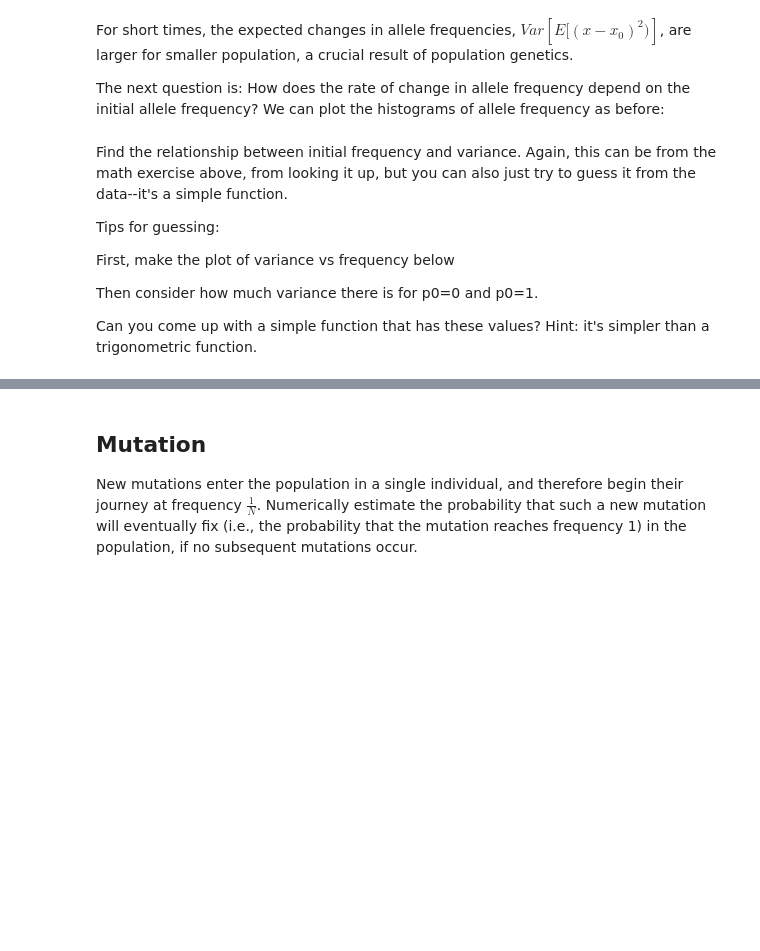
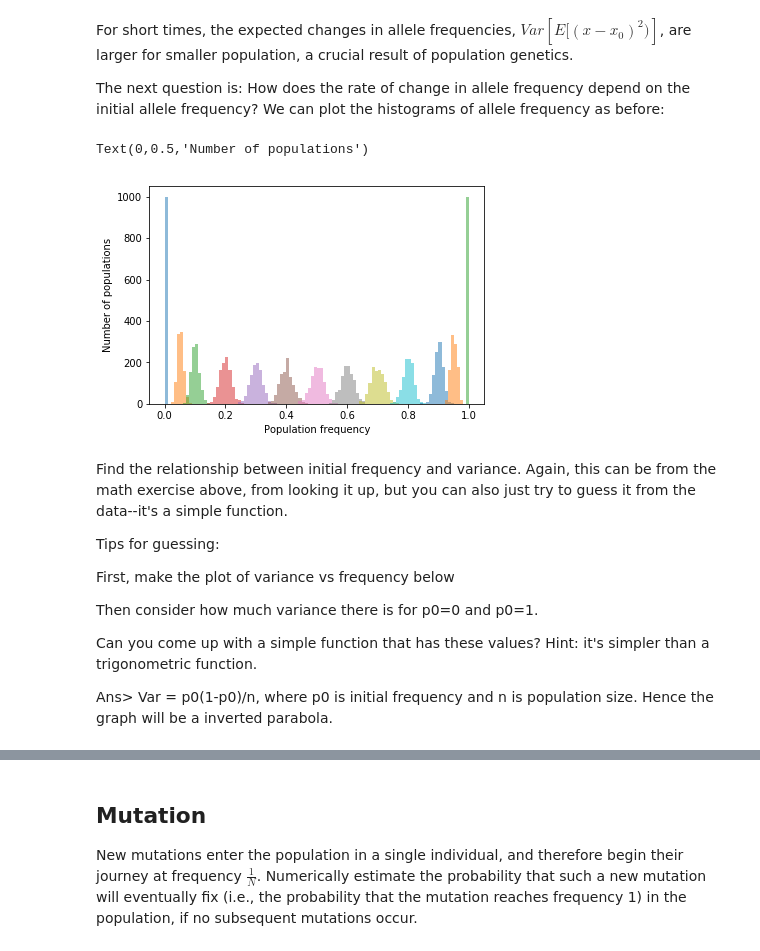
Before and after one commit to Nairit11/C3G-WarmUp, a Jupyter notebook: Wright-Fisher.ipynb, the cells around one changed output, grey strips where cells are left out. Cells and saved outputs as stored; diff of their text form; code cells hidden in the pictures; blank space fills up the shorter version.

```diff
--- a/Wright-Fisher.ipynb
+++ b/Wright-Fisher.ipynb
@@ -469,17 +521,20 @@ The next question is: How does the rate of change in allele frequency depend on
 # %%
 ### 21
 histograms = []
 variances = []
-p0_list = np.array([0, 0.05, 0.1, 0.2, 0.3, 0.4, 0.5, .6, .7, .8, 0.9, 0.95, 1])
+p0_list = np.array([0, 0.05, 0.1, 0.2, 0.3, 0.4, 0.5, 0.6, 0.7, 0.8, 0.9, 0.95, 1])
 nGen = 1
 for p0 in p0_list:
     pops = [population(nInd, p0) for i in range(1000)]
     [pop.evolve(nGen) for pop in pops]
     sample = [pop.getTraj()[-1] for pop in pops]
     variances.append(np.var(sample))
     histograms.append(plt.hist(sample, 100, alpha=0.5, range=(0,1)))
 plt.xlabel("Population frequency")
 plt.ylabel("Number of populations")
+# %% [output]
+Text(0,0.5,'Number of populations')
+[figure, added]
 # %% [markdown]
 Find the relationship between initial frequency and variance. Again, this can be from the math exercise above, from looking it up, but you can also just try to guess it from the data--it's a simple function.
 
@@ -490,6 +545,8 @@ First, make the plot of variance vs frequency below
 Then consider how much variance there is for p0=0 and p0=1.
 
 Can you come up with a simple function that has these values? Hint: it's simpler than a trigonometric function.
+
+Ans> Var = p0(1-p0)/n, where p0 is initial frequency and n is population size. Hence the graph will be a inverted parabola.
 # %%
 ### 22
 plt.plot(np.array(p0_list), variances, 'o', label="simulations")
```
Also changed, not shown: parts of 24 cells of this notebook.
